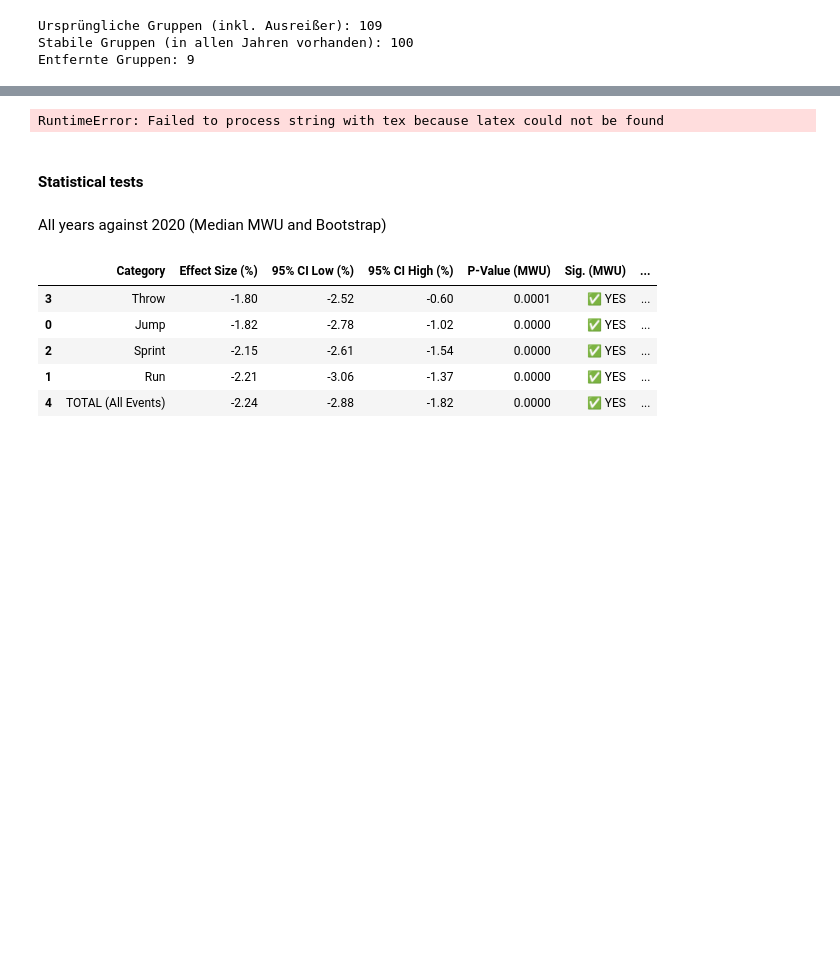
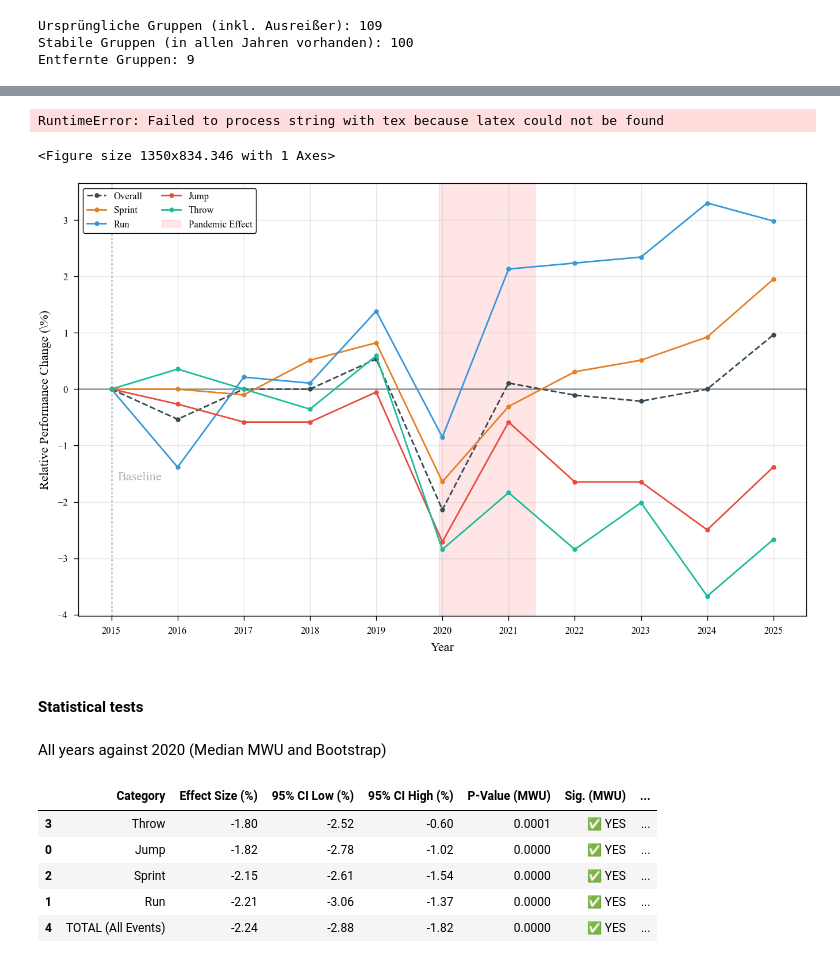
Before and after one commit to maxwernz/Data-Literacy, a Jupyter notebook: Luca/new_luca.ipynb, the cells around one changed output, grey strips where cells are left out. Cells and saved outputs as stored; diff of their text form; code cells hidden in the pictures; blank space fills up the shorter version.

```diff
--- a/Luca/new_luca.ipynb
+++ b/Luca/new_luca.ipynb
@@ -125,7 +124,7 @@ label_map = {
 column = "full"
 baseline = True
 # --- PLOTTING ---
-with plt.rc_context(plt.bundles.icml2024(column=column)):
+with plt.rc_context(plt.bundles.icml2024(column=column, usetex=False)):
     fig, ax = plt.subplots()
 
 
@@ -157,33 +156,35 @@ with plt.rc_context(plt.bundles.icml2024(column=column)):
                 marker='.',
                 markersize=4,
                 zorder=3)
 
     # Styling & Labels (Englisch)
     ax.xaxis.set_major_locator(mtick.MultipleLocator(1))
 
     ax.set_ylabel('Relative Performance Change (\\%)')
     ax.set_xlabel('Year')
     ax.grid(True, alpha=0.3)
 
         # 1. PANDEMIE-BEREICH (Englisch)
     ax.axvspan(2019.95, 2021.4, color='red', alpha=0.1, label='Pandemic Effect', zorder=0)
 
     # Legende
     ax.legend(ncols=2, loc='upper left', framealpha=1)
 
     # plt.ylim(-5, 5)
 
     if baseline:
         y_lims = ax.get_ylim()
         ax.text(2015.1, y_lims[1]*-0.4, "Baseline", color=plt.rgb.tue_gray, va='top', ha='left')
 
     if baseline:
         plt.savefig(f'covid_relative_performance_change_{column}_baseline', category="Corona_Analyse")
     else:
         plt.savefig(f'covid_relative_performance_change_{column}', category="Corona_Analyse")
     plt.show()
 # %% [output]
 RuntimeError: Failed to process string with tex because latex could not be found
+<Figure size 1350x834.346 with 1 Axes>
+[figure, added]
 # %% [markdown]
 #### Statistical tests
 # %% [markdown]
```
Also changed, not shown: parts of 1 cell of this notebook, 2 other files.
